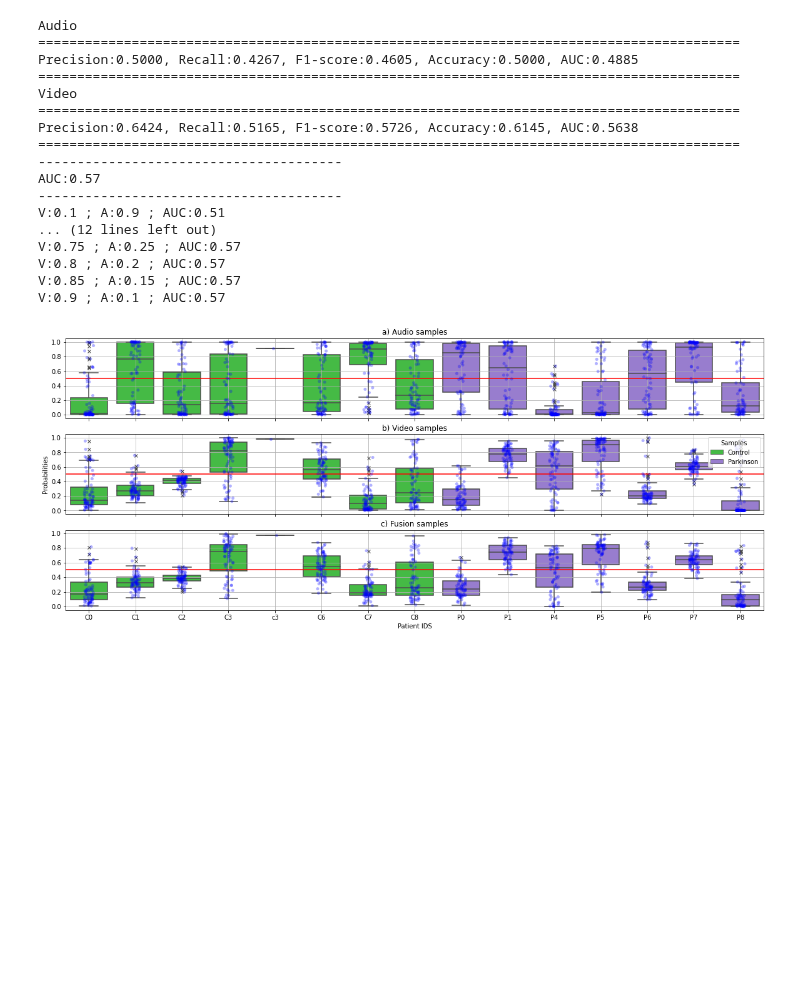
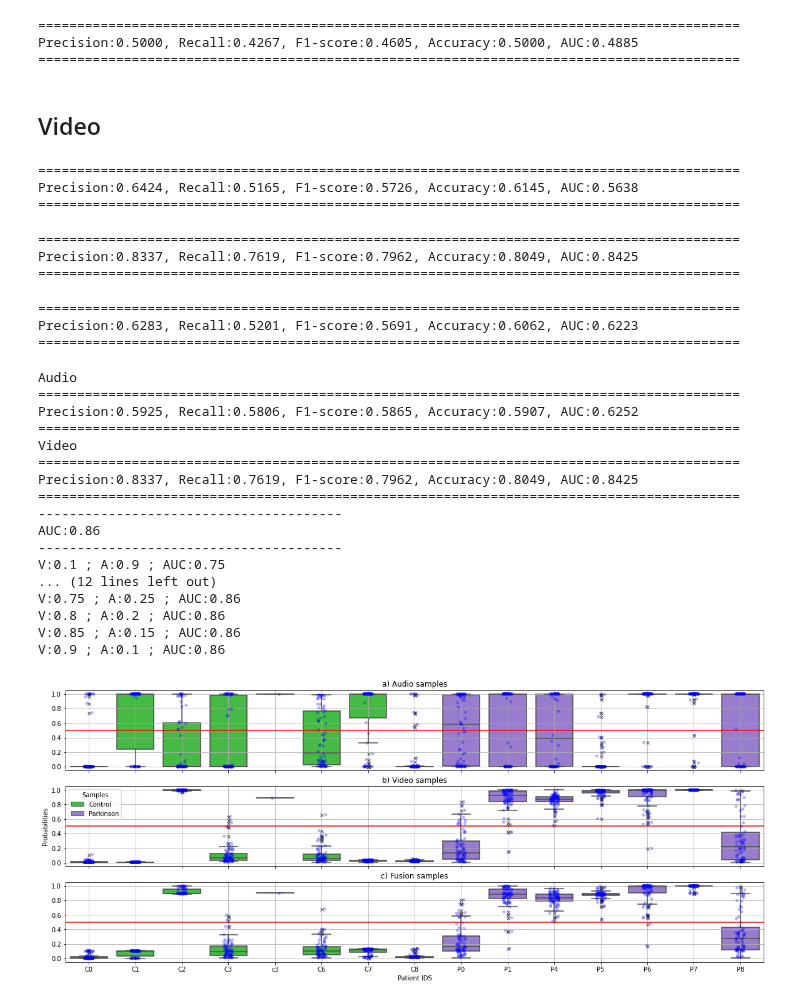
Before and after one commit to jdvalera19/Parkinson-Multimodal-Cross-Attention, a Jupyter notebook: View_result copy.ipynb, the cells around one changed output. Cells and saved outputs as stored; diff of their text form; code cells hidden in the pictures; blank space fills up the shorter version.

Commit message:
results

```diff
--- a/View_result copy.ipynb
+++ b/View_result copy.ipynb
@@ -87,41 +205,67 @@ V:0.9 ; A:0.1 ; AUC:0.58
+# %%
+view_results('Results/Note:AUDIO:LOO_data_v2_balanced-Lr:1e-05-Epoch:30-Exercise:Words-duration_size:False.csv')
+# %% [output]
+==========================================================================================
+Precision:0.5000, Recall:0.4267, F1-score:0.4605, Accuracy:0.5000, AUC:0.4885
+==========================================================================================
+# %% [markdown]
+## Video
+# %%
+view_results('Results/Note:VIDEO:LOO_data_v2_balanced-Lr:0.0001-Epoch:10-Exercise:Words-duration_size:False.csv')
+# %% [output]
+==========================================================================================
+Precision:0.6424, Recall:0.5165, F1-score:0.5726, Accuracy:0.6145, AUC:0.5638
+==========================================================================================
+# %%
+view_results('Results/Note:VIDEO:LOO_data_v2_balanced_without_weights-Lr:0.0001-Epoch:25-Exercise:Words-duration_size:False.csv')
+# %% [output]
+==========================================================================================
+Precision:0.8337, Recall:0.7619, F1-score:0.7962, Accuracy:0.8049, AUC:0.8425
+==========================================================================================
+# %%
+view_results('Results/Note:2D baseline-Lr:1e-06-Epoch:10-Exercise:words.csv')
+# %% [output]
+==========================================================================================
+Precision:0.6283, Recall:0.5201, F1-score:0.5691, Accuracy:0.6062, AUC:0.6223
+==========================================================================================
 # %%
-audio_path = 'Results/Note:AUDIO:LOO_data_v2_balanced-Lr:1e-05-Epoch:30-Exercise:Words-duration_size:False.csv'
-video_path = 'Results/Note:VIDEO:LOO_data_v2_balanced-Lr:0.0001-Epoch:10-Exercise:Words-duration_size:False.csv'
+audio_path = 'Results/Note:AUDIO:LOO_data_v2_balanced_vgg16_weights-Lr:1e-05-Epoch:100-Exercise:Words-duration_size:False.csv'
+video_path = 'Results/Note:VIDEO:LOO_data_v2_balanced_without_weights-Lr:0.0001-Epoch:25-Exercise:Words-duration_size:False.csv'
 save_name  = 'results_words'
-alpha      = 0.15
+alpha      = 0.1
 
 print('Audio')
 view_results(audio_path)
 print('Video')
 view_results(video_path)
 
 generate_final_visualization(audio_path,
                              video_path,
                              save_name,
                              'Patient IDS',
                              alpha)
 
 data_words = audio_visual_evaluation(audio_path,
                                       video_path)
 # %% [output]
 Audio
 ==========================================================================================
-Precision:0.5000, Recall:0.4267, F1-score:0.4605, Accuracy:0.5000, AUC:0.4885
+Precision:0.5925, Recall:0.5806, F1-score:0.5865, Accuracy:0.5907, AUC:0.6252
 ==========================================================================================
 Video
 ==========================================================================================
-Precision:0.6424, Recall:0.5165, F1-score:0.5726, Accuracy:0.6145, AUC:0.5638
+Precision:0.8337, Recall:0.7619, F1-score:0.7962, Accuracy:0.8049, AUC:0.8425
 ==========================================================================================
 ---------------------------------------
-AUC:0.57
+AUC:0.86
 ---------------------------------------
-V:0.1 ; A:0.9 ; AUC:0.51
+V:0.1 ; A:0.9 ; AUC:0.75
 ... (12 lines left out)
-V:0.75 ; A:0.25 ; AUC:0.57
-V:0.8 ; A:0.2 ; AUC:0.57
-V:0.85 ; A:0.15 ; AUC:0.57
-V:0.9 ; A:0.1 ; AUC:0.57
+V:0.75 ; A:0.25 ; AUC:0.86
+V:0.8 ; A:0.2 ; AUC:0.86
+V:0.85 ; A:0.15 ; AUC:0.86
+V:0.9 ; A:0.1 ; AUC:0.86
-[figure, old version]
+[figure, new version]
 # %%
 import seaborn as sns
 # %%
```
Also changed, not shown: parts of 31 cells of this notebook, 1 other file.
